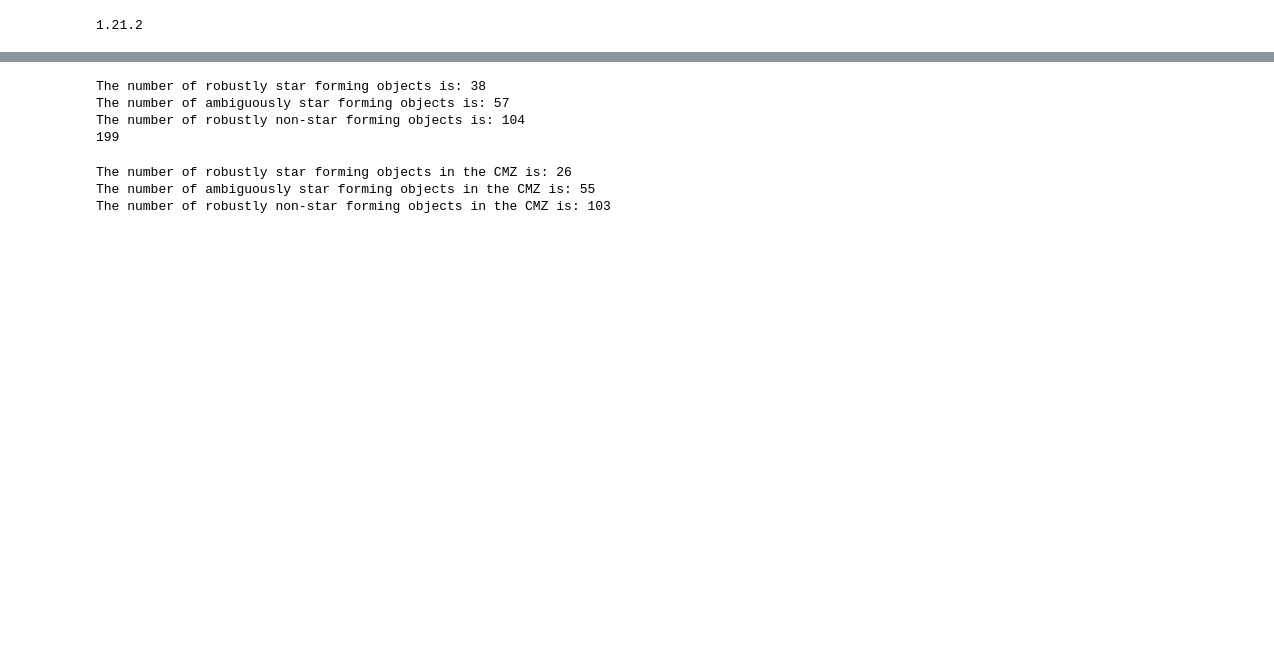
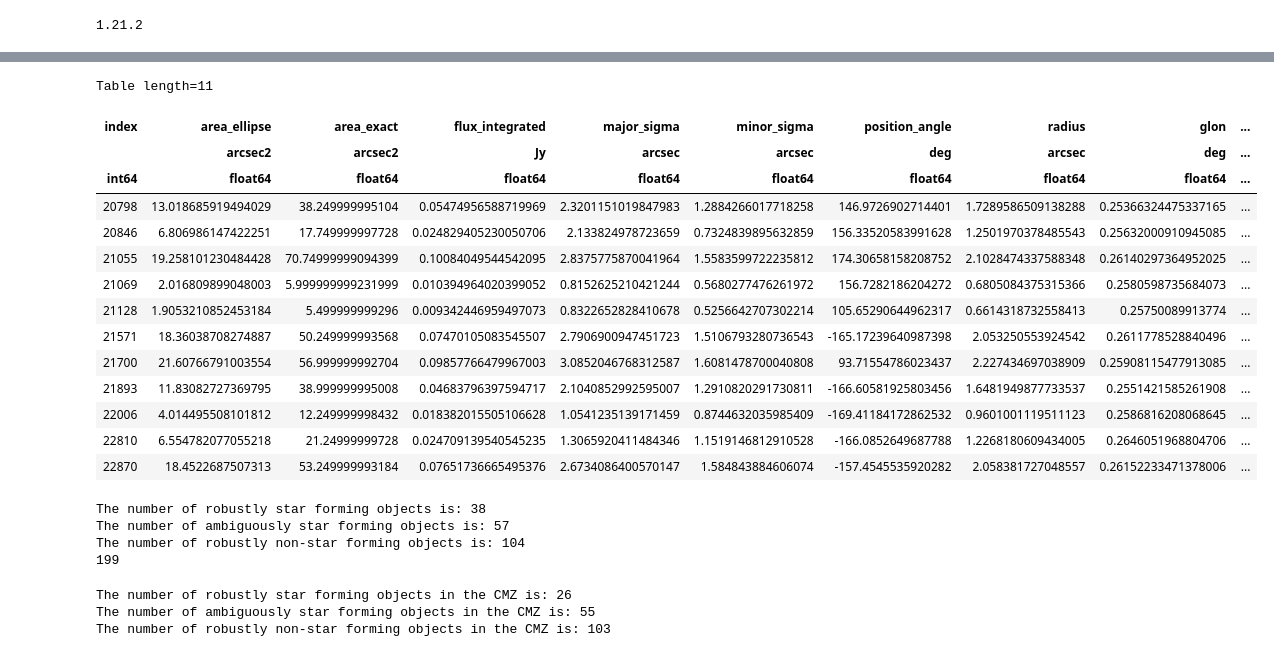
Before and after one commit to hpthatchfield/cmzoom_SFC, a Jupyter notebook: make_cloud_SFR_tables.ipynb, the cells around one changed output, grey strips where cells are left out. Saved outputs shown, nothing was run; the diff lists cells and outputs as text; code cells hidden in the pictures; blank space fills up the shorter version.

```diff
--- a/make_cloud_SFR_tables.ipynb
+++ b/make_cloud_SFR_tables.ipynb
@@ -100,6 +167,24 @@ region_names = np.array(['G1.683-0.089',
 path = '/Users/hph/Dropbox/astrophys/CMZoom/cmzoom_catalog/catalog_acc/'
 catalog = Table.read(path+'megacatalog_acc.fits')
 teamcat = Table.read(path+'megacatalog_team_acc_final_say.fits')
+# %%
+catalog[catalog['mask_num']==18]
+# %% [output]
+Table length=11
+| index | area_ellipse | area_exact | flux_integrated | major_sigma | minor_sigma | position_angle | radius | glon | ... |
+|  | arcsec2 | arcsec2 | Jy | arcsec | arcsec | deg | arcsec | deg | ... |
+| int64 | float64 | float64 | float64 | float64 | float64 | float64 | float64 | float64 | ... |
+| 20798 | 13.018685919494029 | 38.249999995104 | 0.05474956588719969 | 2.3201151019847983 | 1.2884266017718258 | 146.9726902714401 | 1.7289586509138288 | 0.25366324475337165 | ... |
+| 20846 | 6.806986147422251 | 17.749999997728 | 0.024829405230050706 | 2.133824978723659 | 0.7324839895632859 | 156.33520583991628 | 1.2501970378485543 | 0.25632000910945085 | ... |
+| 21055 | 19.258101230484428 | 70.74999999094399 | 0.10084049544542095 | 2.8375775870041964 | 1.5583599722235812 | 174.30658158208752 | 2.1028474337588348 | 0.26140297364952025 | ... |
+| 21069 | 2.016809899048003 | 5.999999999231999 | 0.010394964020399052 | 0.8152625210421244 | 0.5680277476261972 | 156.7282186204272 | 0.6805084375315366 | 0.2580598735684073 | ... |
+| 21128 | 1.9053210852453184 | 5.499999999296 | 0.009342446959497073 | 0.8322652828410678 | 0.5256642707302214 | 105.65290644962317 | 0.6614318732558413 | 0.25750089913774 | ... |
+| 21571 | 18.36038708274887 | 50.249999993568 | 0.07470105083545507 | 2.7906900947451723 | 1.5106793280736543 | -165.17239640987398 | 2.053250553924542 | 0.2611778528840496 | ... |
+| 21700 | 21.60766791003554 | 56.999999992704 | 0.09857766479967003 | 3.0852046768312587 | 1.6081478700040808 | 93.71554786023437 | 2.227434697038909 | 0.25908115477913085 | ... |
+| 21893 | 11.83082727369795 | 38.999999995008 | 0.04683796397594717 | 2.1040852992595007 | 1.2910820291730811 | -166.60581925803456 | 1.6481949877733537 | 0.2551421585261908 | ... |
+| 22006 | 4.014495508101812 | 12.249999998432 | 0.018382015505106628 | 1.0541235139171459 | 0.8744632035985409 | -169.41184172862532 | 0.9601001119511123 | 0.2586816208068645 | ... |
+| 22810 | 6.554782077055218 | 21.24999999728 | 0.024709139540545235 | 1.3065920411484346 | 1.1519146812910528 | -166.0852649687788 | 1.2268180609434005 | 0.2646051968804706 | ... |
+| 22870 | 18.4522687507313 | 53.249999993184 | 0.07651736665495376 | 2.6734086400570147 | 1.584843884606074 | -157.4545535920282 | 2.058381727048557 | 0.26152233471378006 | ... |
 # %%
 ###################################
 ### make columns for agreed tracers
```
Also changed, not shown: parts of 16 cells of this notebook, 1 other file.
